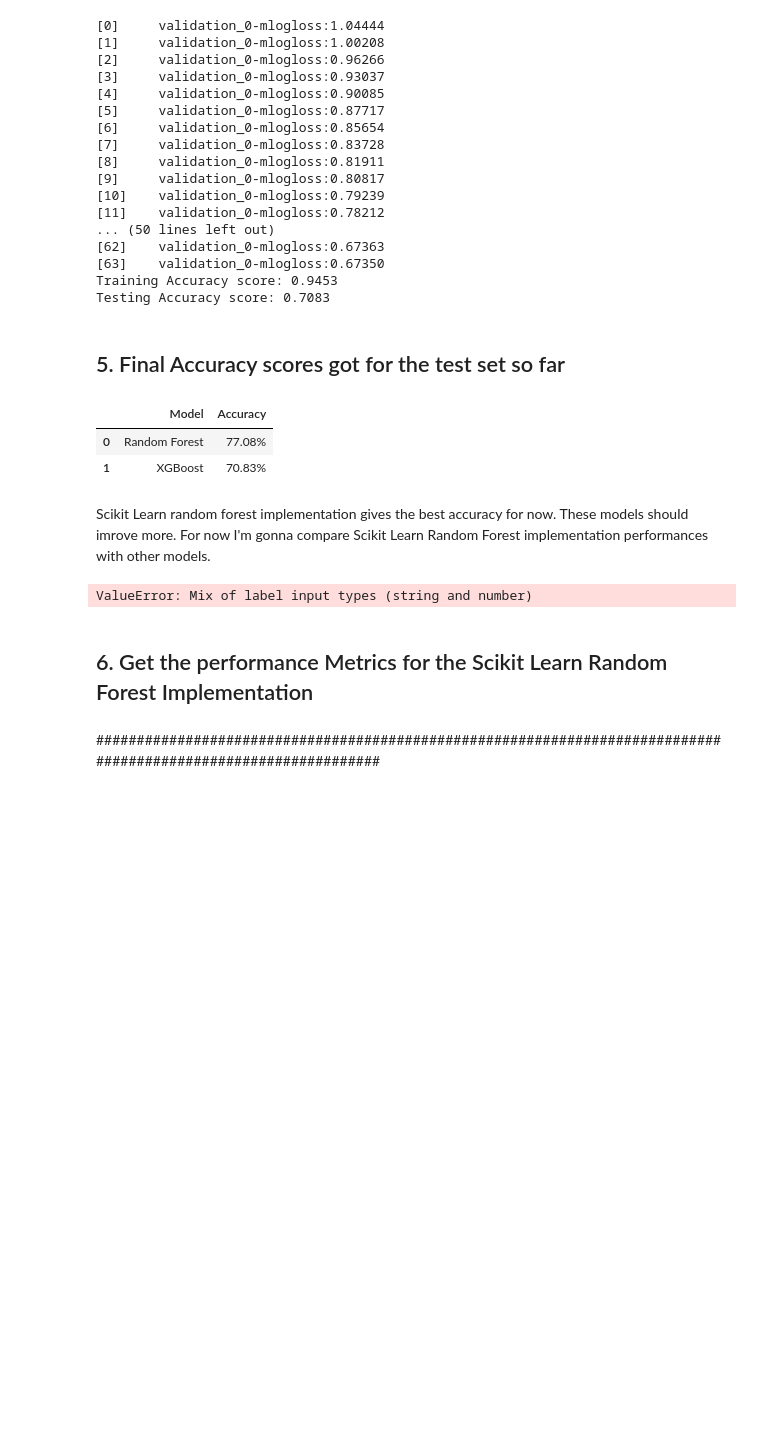
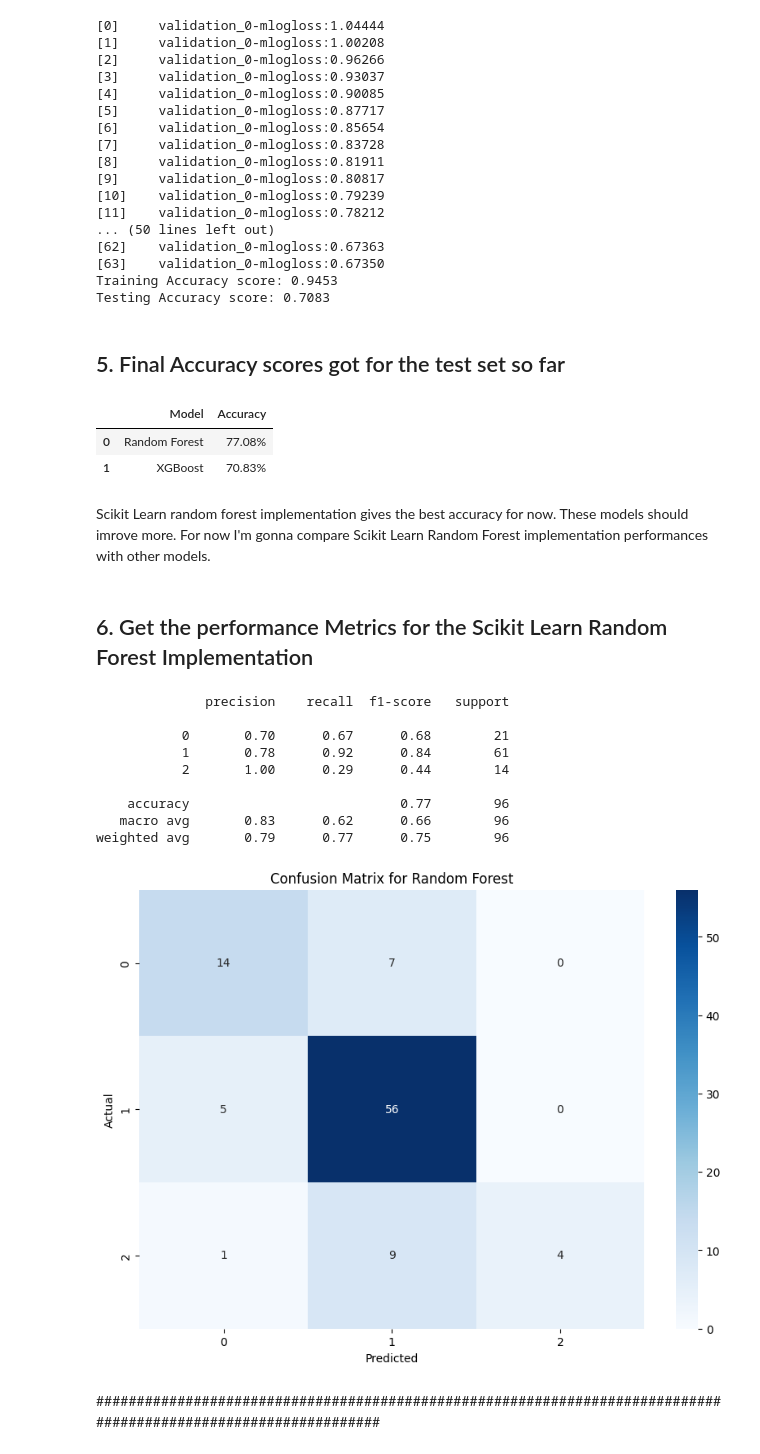
Before and after one commit to cepdnaclk/e19-co544-Concentration-Difficulty-Prediction-Model, a Jupyter notebook: random_forest.ipynb, the cells around one changed output. Saved outputs shown, nothing was run; the diff lists cells and outputs as text; code cells hidden in the pictures; blank space fills up the shorter version.

```diff
--- a/random_forest.ipynb
+++ b/random_forest.ipynb
@@ -1343,18 +1344,39 @@ display(Accuracy_scores_of_models)
 | 1 | XGBoost | 70.83% |
 # %% [markdown]
 Scikit Learn random forest implementation gives the best accuracy for now. These models should imrove more. For now I'm gonna compare Scikit Learn Random Forest implementation performances with other models.
-# %%
-from sklearn.metrics import classification_report
-
-X_train, X_test, y_train, y_test = train_test_split(features, data['Difficulty_level'], train_size=0.8, random_state=RANDOM_STATE)  # 80% training and 20% testing
-
-y_pred = random_forest_model.predict(X_test)
-
-report = classification_report(y_test, y_pred)
-print(report)
-# %% [output]
-ValueError: Mix of label input types (string and number)
 # %% [markdown]
 ## 6. Get the performance Metrics for the Scikit Learn Random Forest Implementation
+# %%
+from sklearn.metrics import classification_report, confusion_matrix
+
+X_train, X_test, y_train, y_test = train_test_split(features, data['Difficulty_level_integer'], train_size=0.8, random_state=RANDOM_STATE)  # 80% training and 20% testing
+
+y_pred = random_forest_model.predict(X_test)
+
+
+report = classification_report(y_test, y_pred)
+print(report)
+
+cm = confusion_matrix(y_test, y_pred)
+#print(cm)
+
+# Plot the confusion matrix
+plt.figure(figsize=(10,7))
+sns.heatmap(cm, annot=True, fmt='d', cmap='Blues', xticklabels=random_forest_model.classes_, yticklabels=random_forest_model.classes_)
+plt.xlabel('Predicted')
+plt.ylabel('Actual')
+plt.title('Confusion Matrix for Random Forest')
+plt.show()
+# %% [output]
+              precision    recall  f1-score   support
+
+           0       0.70      0.67      0.68        21
+           1       0.78      0.92      0.84        61
+           2       1.00      0.29      0.44        14
+
+    accuracy                           0.77        96
+   macro avg       0.83      0.62      0.66        96
+weighted avg       0.79      0.77      0.75        96
+[figure, added]
 # %% [markdown]
 ################################################################################################################
```
Also changed, not shown: parts of 4 cells of this notebook, 3 other files.
